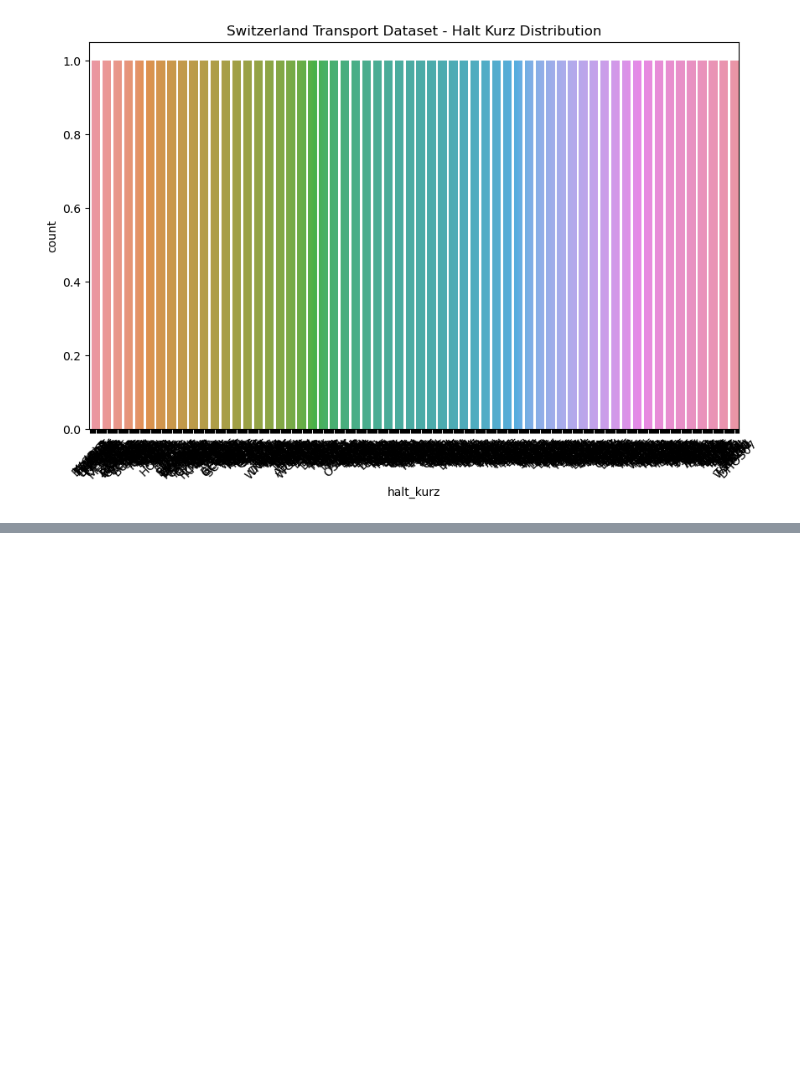
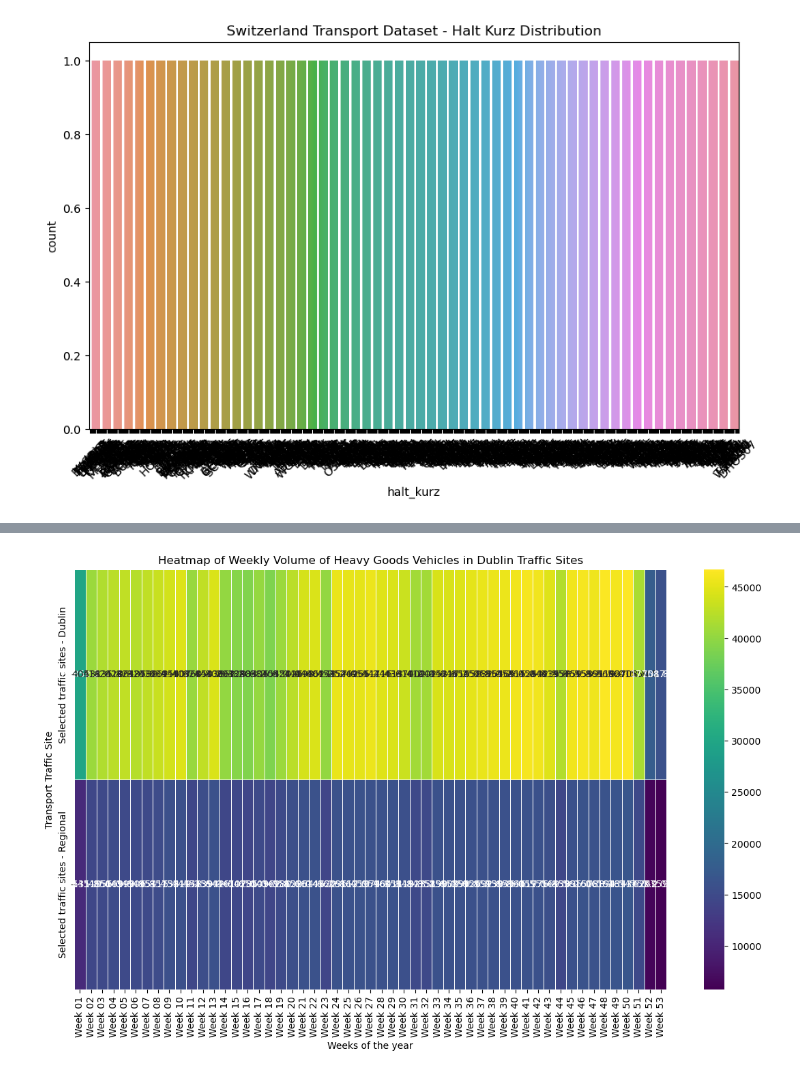
Before and after one commit to SyedAsadAilia110/CA2, a Jupyter notebook: CA02-Coding New.ipynb, the cells around one changed output, grey strips where cells are left out. Cells and saved outputs as stored; diff of their text form; code cells hidden in the pictures; blank space fills up the shorter version.

```diff
--- a/CA02-Coding New.ipynb
+++ b/CA02-Coding New.ipynb
@@ -312,0 +413,8 @@ plt.show()
+# %%
+# Design heatmap for the two datasets
+plt.figure(figsize=(14, 8))
+sns.heatmap(ireland_data.pivot_table(index='Transport Traffic Site', columns='Weeks of the year', values='VALUE', aggfunc='mean'), cmap='viridis', annot=True, fmt=".1f", linewidths=.5)
+plt.title('Heatmap of Weekly Volume of Heavy Goods Vehicles in Dublin Traffic Sites')
+plt.show()
+# %% [output]
+[figure, added]
```
Also changed, not shown: parts of 30 cells of this notebook.
